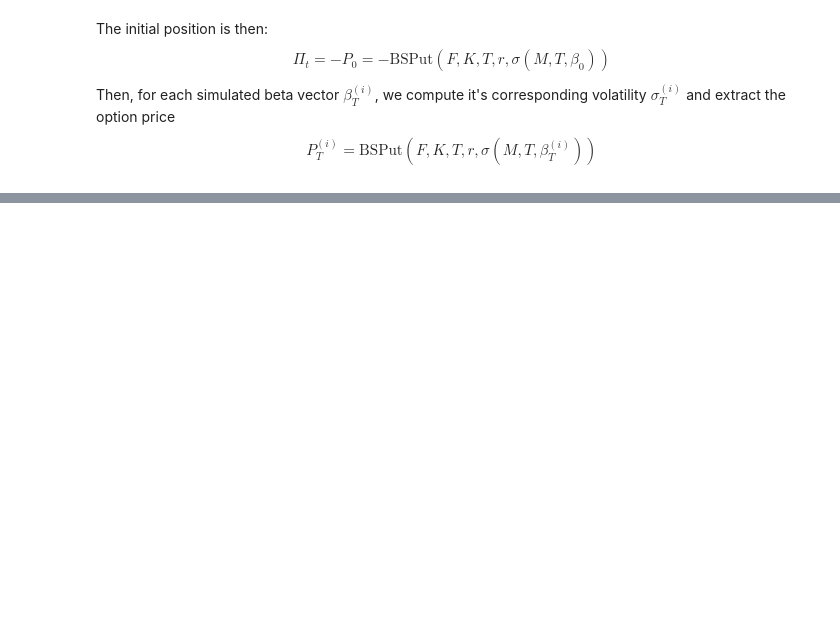
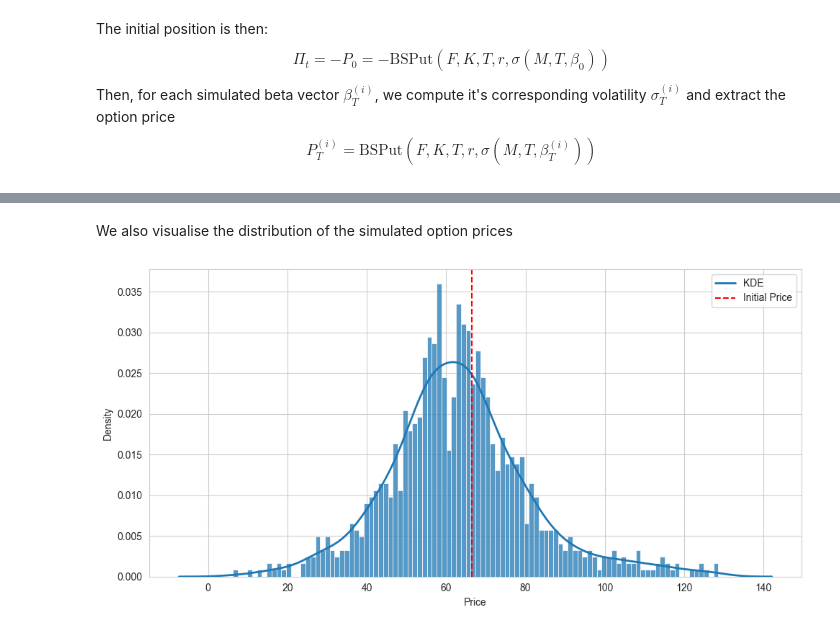
Before and after one commit to romainmrad/VolSurface_Simulation, a Jupyter notebook: notebooks/03_BetaSimulation.ipynb, the cells around one changed output, grey strips where cells are left out. Saved outputs shown, nothing was run; the diff lists cells and outputs as text; code cells hidden in the pictures; blank space fills up the shorter version.

```diff
--- a/notebooks/03_BetaSimulation.ipynb
+++ b/notebooks/03_BetaSimulation.ipynb
@@ -305,0 +338,15 @@ plt.show()
+# %% [markdown]
+We also visualise the distribution of the simulated option prices
+# %%
+sns.set_style("whitegrid")
+plt.figure(figsize=(10, 5))
+sns.histplot(simulated_option_prices, stat="density", bins=100)
+sns.kdeplot(simulated_option_prices, linewidth=2, label="KDE")
+plt.axvline(x=P0, color='red', linestyle='dashed', label="Initial Price")
+plt.xlabel("Price")
+plt.legend()
+plt.tight_layout()
+plt.savefig("price_dist.pdf")
+plt.show()
+# %% [output]
+[figure, added]
```
Also changed, not shown: parts of 11 cells of this notebook, 4 other files.
